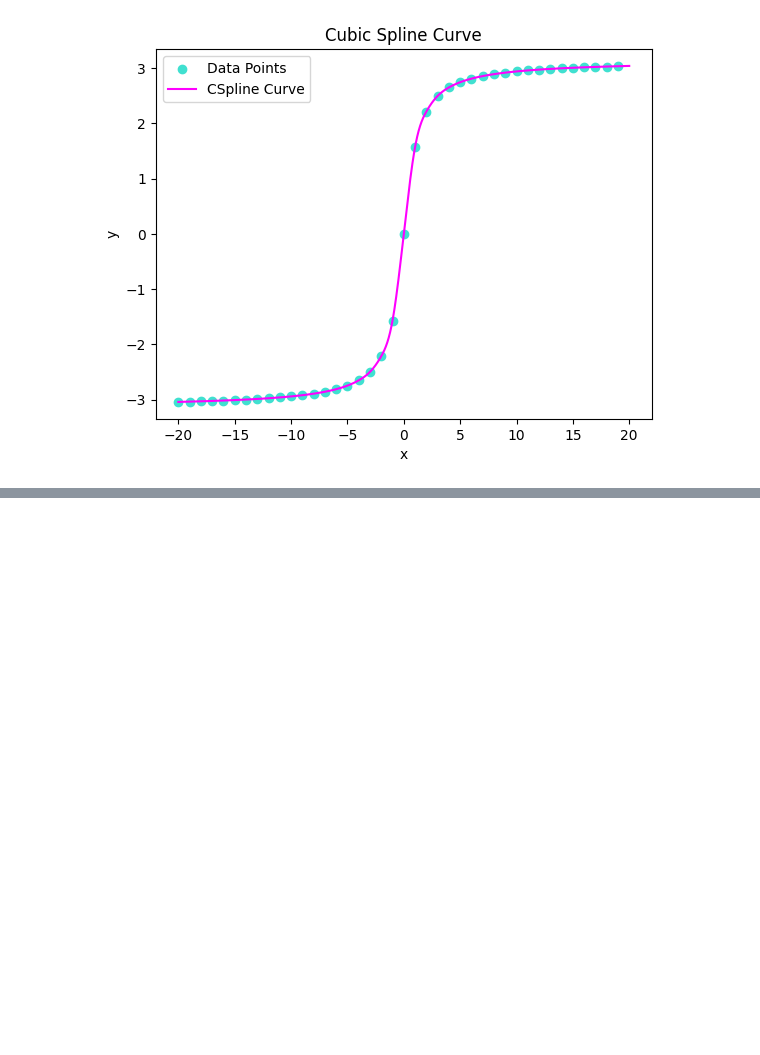
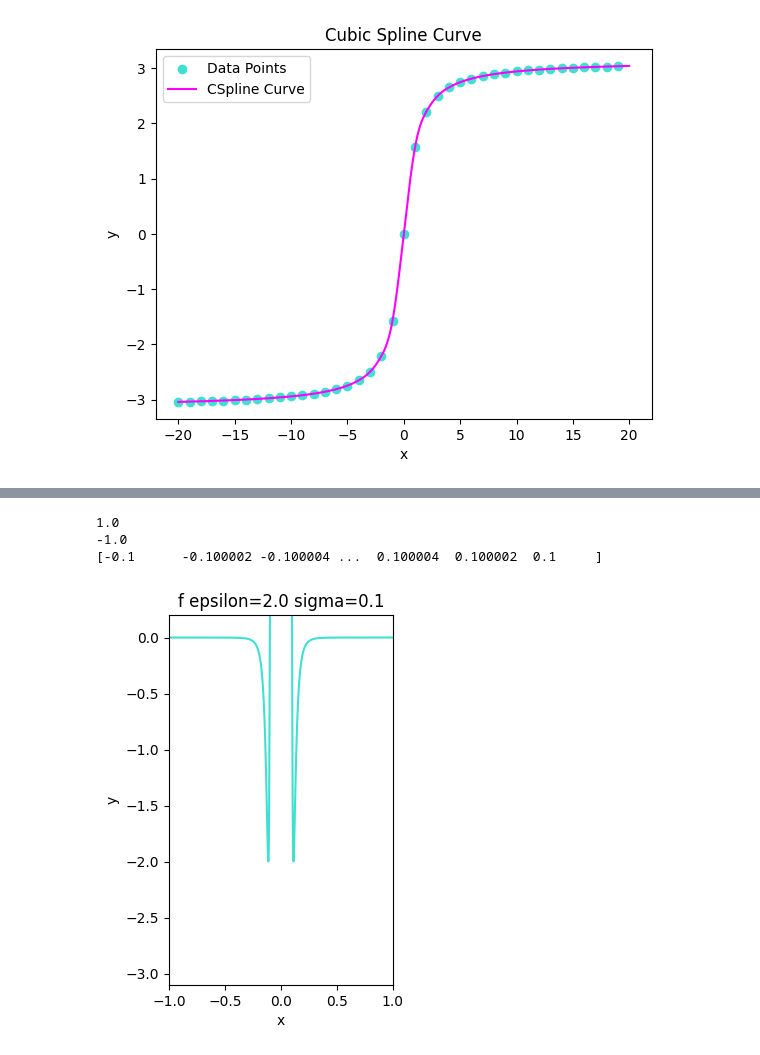
Before and after one commit to aisven/data-visualization-python, a Jupyter notebook: notebooks/SciViz_Task4_Sine_Waves.ipynb, the cells around one changed output, grey strips where cells are left out. Cells and saved outputs as stored; diff of their text form; code cells hidden in the pictures; blank space fills up the shorter version.

```diff
--- a/notebooks/SciViz_Task4_Sine_Waves.ipynb
+++ b/notebooks/SciViz_Task4_Sine_Waves.ipynb
@@ -106,0 +218,30 @@ plt.show()
+# %%
+epsilon = 2.0
+sigma = 0.1
+y_cutoff = 0.21
+
+assert the_function(epsilon, sigma, sigma) == 0.0
+assert the_function(epsilon, sigma, -sigma) == 0.0
+
+xs = np.linspace(-1.0, 1.0, 100000)
+ys_pure = the_function(epsilon, sigma, xs)
+
+ys = np.minimum(ys_pure, y_cutoff)
+
+plt.plot(xs, ys, color='turquoise')
+
+plt.xlim(-1.0, 1.0)
+plt.ylim(-3.1, 0.2)
+
+plt.xlabel('x')
+plt.ylabel('y')
+plt.title(f"f epsilon={epsilon} sigma={sigma}")
+
+plt.gca().set_aspect('equal')
+
+plt.show()
+# %% [output]
+1.0
+-1.0
+[-0.1      -0.100002 -0.100004 ...  0.100004  0.100002  0.1     ]
+[figure, added]
```
Also changed, not shown: parts of 9 cells of this notebook.
